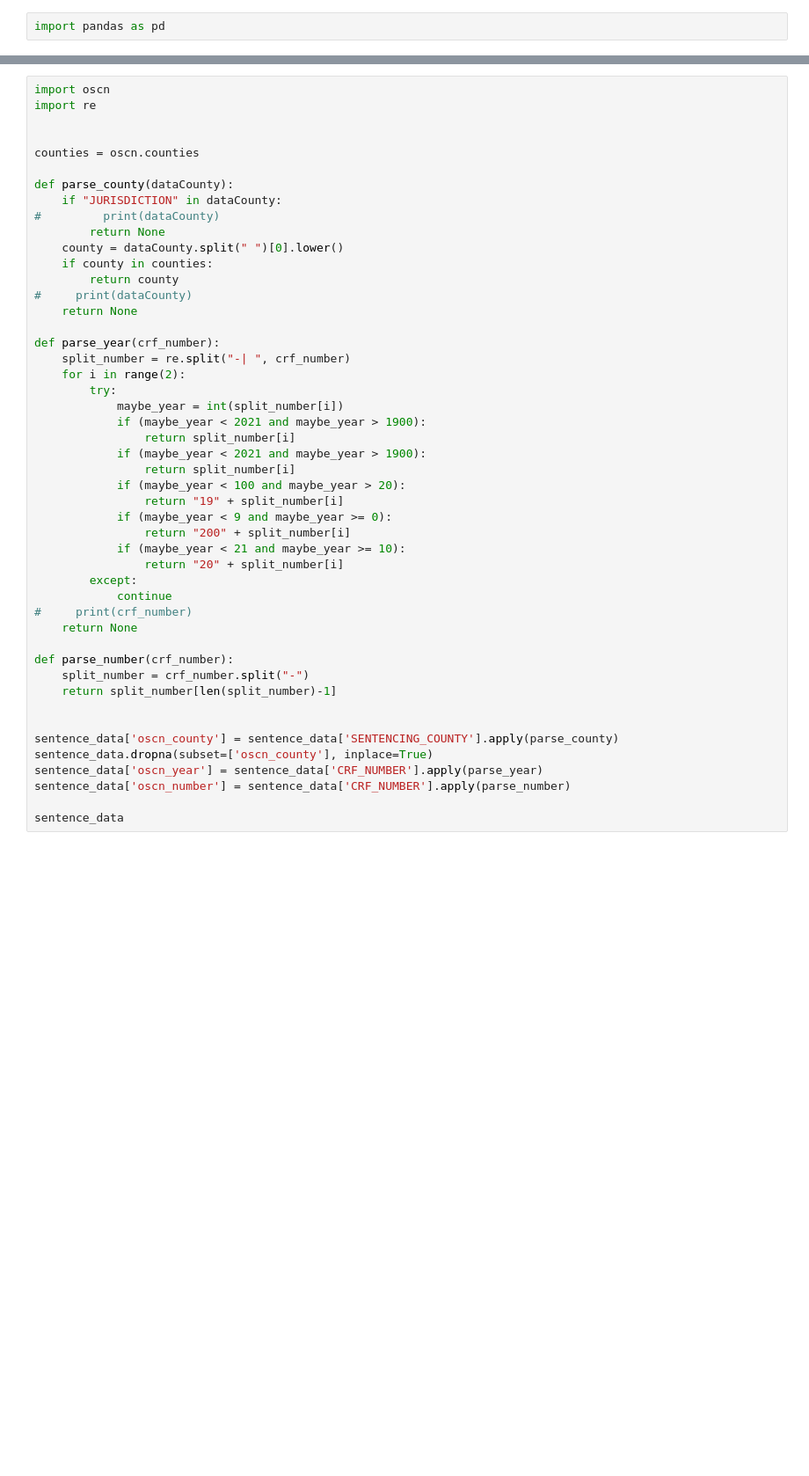
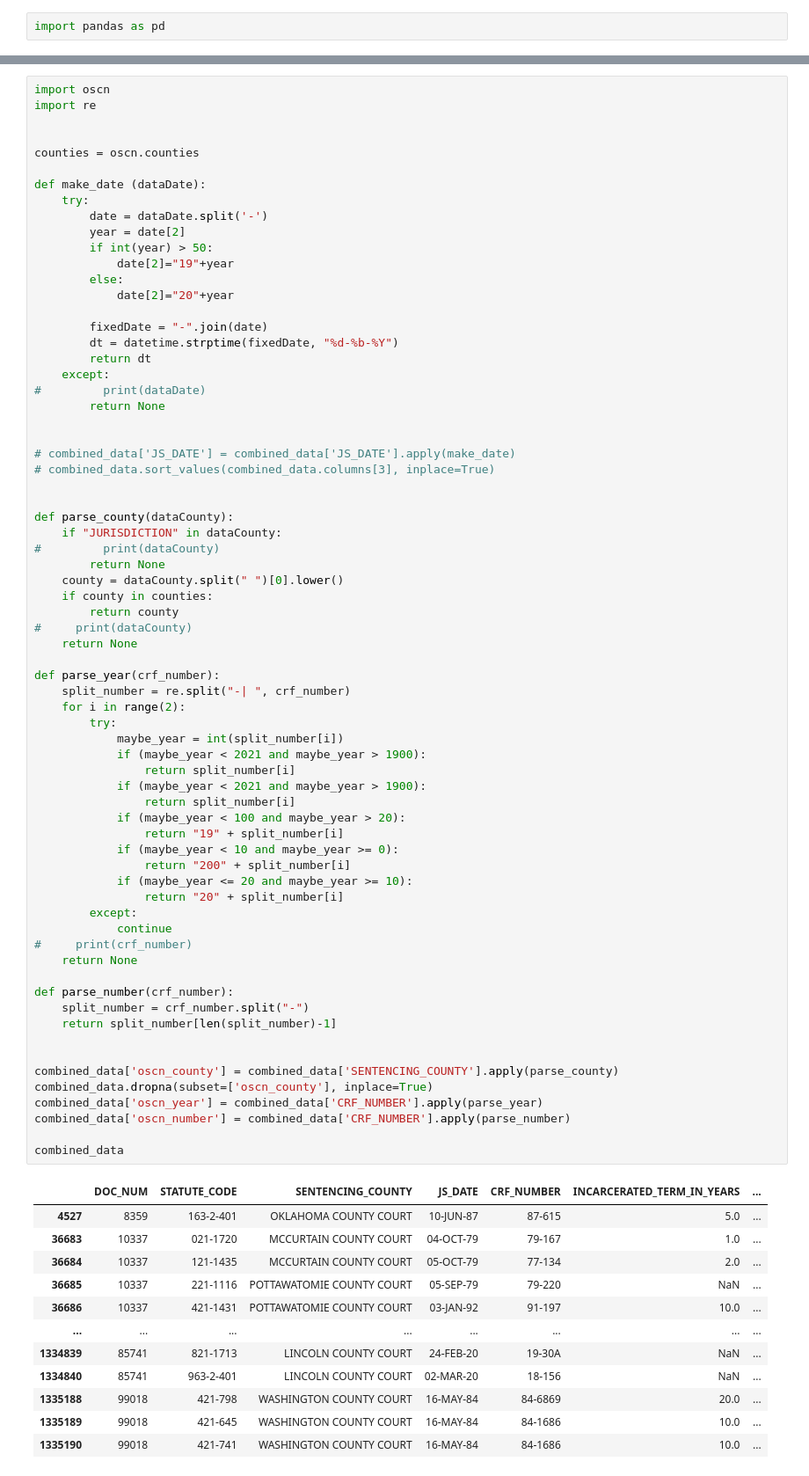
Before and after one commit to codefortulsa/odoc-parse, a Jupyter notebook: Cleanup New Data.ipynb, the cells around one changed output, grey strips where cells are left out. Shown: that part at 88% size. Drawn from its saved outputs; the diff is of its cells as text; blank space fills up the shorter version.

```diff
--- a/Cleanup New Data.ipynb
+++ b/Cleanup New Data.ipynb
@@ -208,6 +114,27 @@ import re
 
 
 counties = oscn.counties
+
+def make_date (dataDate):
+    try:
+        date = dataDate.split('-')
+        year = date[2]
+        if int(year) > 50:
+            date[2]="19"+year
+        else:
+            date[2]="20"+year
+
+        fixedDate = "-".join(date)
+        dt = datetime.strptime(fixedDate, "%d-%b-%Y")
+        return dt
+    except:
+#         print(dataDate)
+        return None
+
+
+# combined_data['JS_DATE'] = combined_data['JS_DATE'].apply(make_date)
+# combined_data.sort_values(combined_data.columns[3], inplace=True)
+
 
 def parse_county(dataCounty):
     if "JURISDICTION" in dataCounty:
@@ -217,37 +144,49 @@ def parse_county(dataCounty):
     if county in counties:
         return county
 #     print(dataCounty)
     return None
 
 def parse_year(crf_number):
     split_number = re.split("-| ", crf_number)
     for i in range(2):
         try:
             maybe_year = int(split_number[i])
             if (maybe_year < 2021 and maybe_year > 1900):
                 return split_number[i]
             if (maybe_year < 2021 and maybe_year > 1900):
                 return split_number[i]
             if (maybe_year < 100 and maybe_year > 20):
                 return "19" + split_number[i]
-            if (maybe_year < 9 and maybe_year >= 0):
+            if (maybe_year < 10 and maybe_year >= 0):
                 return "200" + split_number[i]
-            if (maybe_year < 21 and maybe_year >= 10):
+            if (maybe_year <= 20 and maybe_year >= 10):
                 return "20" + split_number[i]
         except:
             continue
 #     print(crf_number)
     return None
 
 def parse_number(crf_number):
     split_number = crf_number.split("-")
     return split_number[len(split_number)-1]
 
 
-sentence_data['oscn_county'] = sentence_data['SENTENCING_COUNTY'].apply(parse_county)
-sentence_data.dropna(subset=['oscn_county'], inplace=True)
-sentence_data['oscn_year'] = sentence_data['CRF_NUMBER'].apply(parse_year)
-sentence_data['oscn_number'] = sentence_data['CRF_NUMBER'].apply(parse_number)
+combined_data['oscn_county'] = combined_data['SENTENCING_COUNTY'].apply(parse_county)
+combined_data.dropna(subset=['oscn_county'], inplace=True)
+combined_data['oscn_year'] = combined_data['CRF_NUMBER'].apply(parse_year)
+combined_data['oscn_number'] = combined_data['CRF_NUMBER'].apply(parse_number)
 
-sentence_data
+combined_data
 # %% [output]
+|  | DOC_NUM | STATUTE_CODE | SENTENCING_COUNTY | JS_DATE | CRF_NUMBER | INCARCERATED_TERM_IN_YEARS | ... |
+| 4527 | 8359 | 163-2-401 | OKLAHOMA COUNTY COURT | 10-JUN-87 | 87-615 | 5.0 | ... |
+| 36683 | 10337 | 021-1720 | MCCURTAIN COUNTY COURT | 04-OCT-79 | 79-167 | 1.0 | ... |
+| 36684 | 10337 | 121-1435 | MCCURTAIN COUNTY COURT | 05-OCT-79 | 77-134 | 2.0 | ... |
+| 36685 | 10337 | 221-1116 | POTTAWATOMIE COUNTY COURT | 05-SEP-79 | 79-220 | NaN | ... |
+| 36686 | 10337 | 421-1431 | POTTAWATOMIE COUNTY COURT | 03-JAN-92 | 91-197 | 10.0 | ... |
+| ... | ... | ... | ... | ... | ... | ... | ... |
+| 1334839 | 85741 | 821-1713 | LINCOLN COUNTY COURT | 24-FEB-20 | 19-30A | NaN | ... |
+| 1334840 | 85741 | 963-2-401 | LINCOLN COUNTY COURT | 02-MAR-20 | 18-156 | NaN | ... |
+| 1335188 | 99018 | 421-798 | WASHINGTON COUNTY COURT | 16-MAY-84 | 84-6869 | 20.0 | ... |
+| 1335189 | 99018 | 421-645 | WASHINGTON COUNTY COURT | 16-MAY-84 | 84-1686 | 10.0 | ... |
+| 1335190 | 99018 | 421-741 | WASHINGTON COUNTY COURT | 16-MAY-84 | 84-1686 | 10.0 | ... |
```
Also changed, not shown: parts of 9 cells of this notebook.
